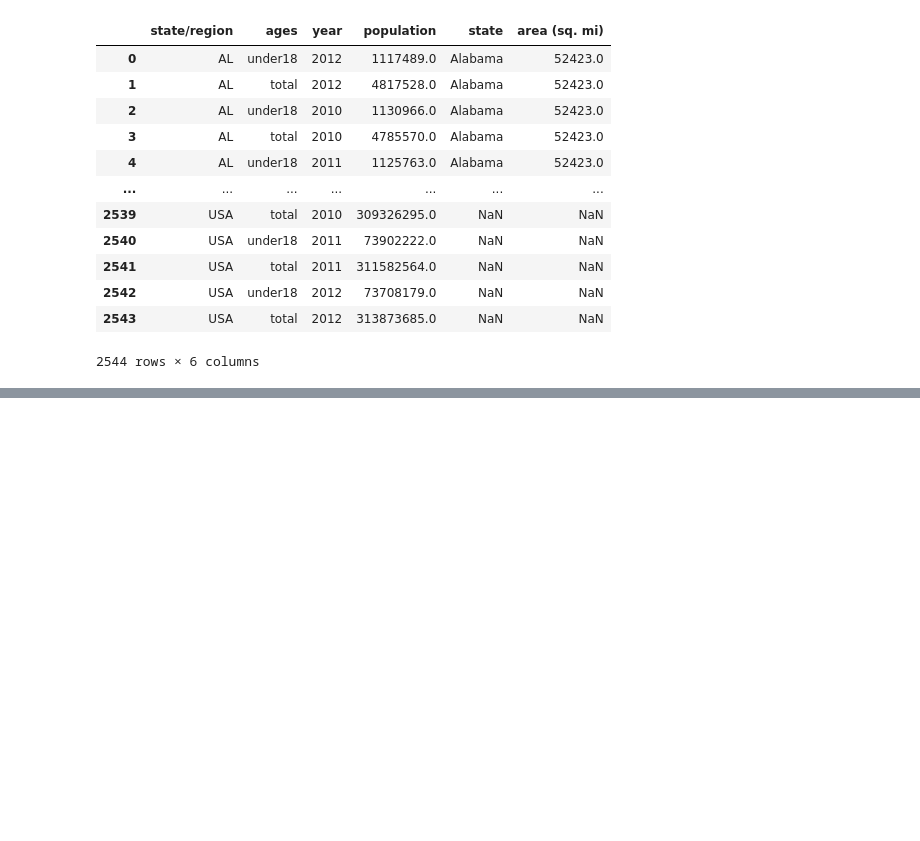
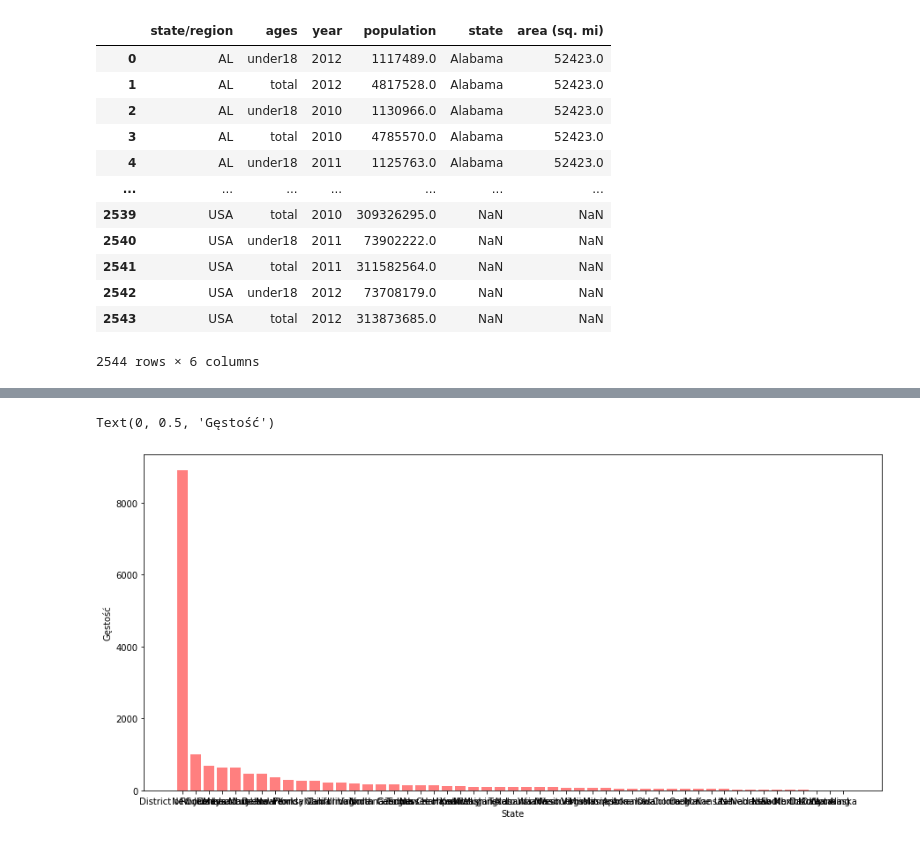
Before and after one commit to Klaudia2022/Obliczenianaukowe, a Jupyter notebook: Kopia_notatnika_Pandas2_live.ipynb, the cells around one changed output, grey strips where cells are left out. Saved outputs shown, nothing was run; the diff lists cells and outputs as text; code cells hidden in the pictures; blank space fills up the shorter version.

```diff
--- a/Kopia_notatnika_Pandas2_live.ipynb
+++ b/Kopia_notatnika_Pandas2_live.ipynb
@@ -537,0 +615,26 @@ usa
+# %%
+gestosc={}
+for el in x:
+  gestosc[el]=float(usa2[(usa2['state']==el)&(usa2['ages']=='total')]['population'])/float(usa2[(usa2['state']==el)&(usa2['ages']=='total')]['area (sq. mi)'])
+# %%
+a=sorted(gestosc.items(), key=lambda x: x[1], reverse=True)
+# %%
+state=[]
+gestosc2=[]
+
+for el in a:
+  state.append(el[0])
+  gestosc2.append(el[1])
+# %%
+height=gestosc2
+bars=state
+y_pos = np.arange(len(height))
+
+plt.figure(figsize=(15,7))
+plt.bar(y_pos, height, color = 'red', alpha=0.5)
+plt.xticks(y_pos, bars)
+plt.xlabel('State')
+plt.ylabel('Gęstość')
+# %% [output]
+Text(0, 0.5, 'Gęstość')
+[figure, added]
```
Also changed, not shown: parts of 14 cells of this notebook.
